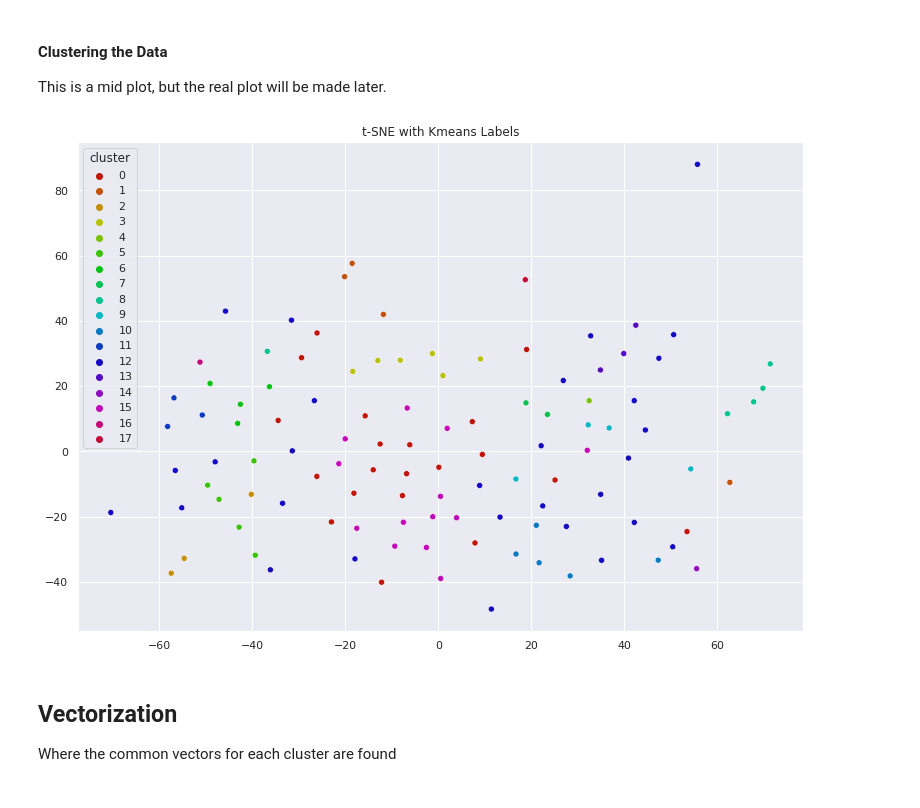
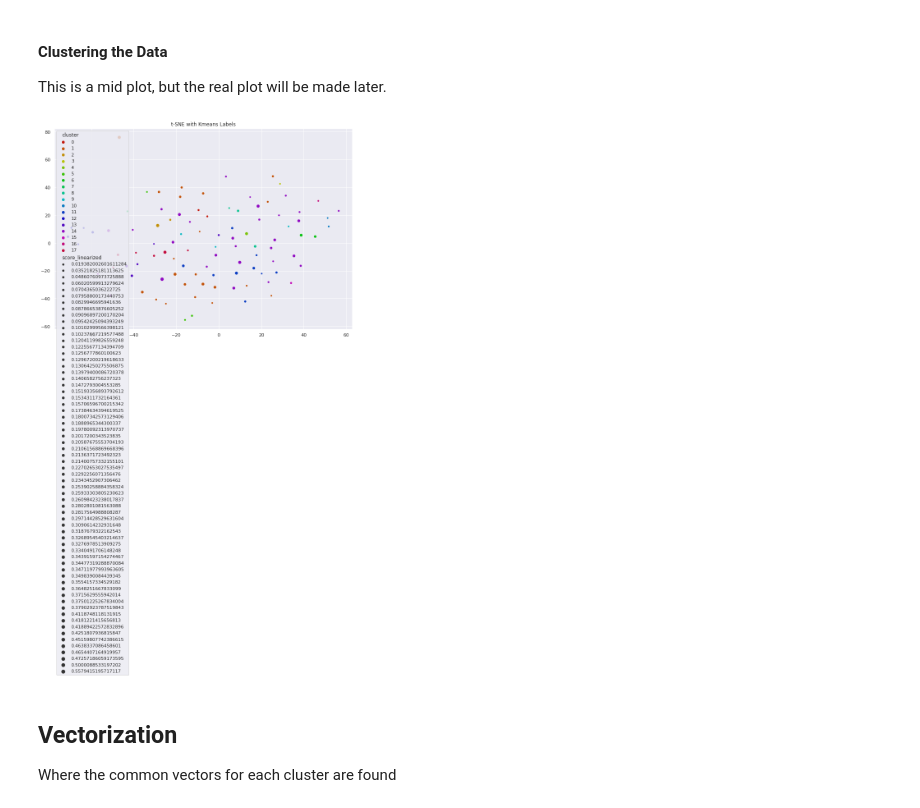
Before and after one commit to wkaisertexas/COVID-Paper-Clustering, a Jupyter notebook: covid-19-data-analysis.ipynb, the cells around one changed output. Saved outputs shown, nothing was run; the diff lists cells and outputs as text; code cells hidden in the pictures.

Commit message:
Kaggle Notebook | COVID 19 Data Analysis | Version 29

```diff
--- a/covid-19-data-analysis.ipynb
+++ b/covid-19-data-analysis.ipynb
@@ -615,20 +616,22 @@ This is a mid plot, but the real plot will be made later.
 # %%
 from matplotlib import pyplot as plt
 import seaborn as sns
 
 # sns settings
 sns.set(rc={'figure.figsize':(13,9)})
 
 # colors
 palette = sns.hls_palette(k, l=.4, s=.9)
 
+# Note: the size of each dot will be the log weighted impact divided by the score.
+
 # plot
-sns.scatterplot(X_embedded[:,0], X_embedded[:,1], hue=data['cluster'], legend='full', palette=palette)
+sns.scatterplot(X_embedded[:,0], X_embedded[:,1], hue=data['cluster'], legend='full', size=data['score_linearized'] / 5,palette=palette)
 plt.title('t-SNE with Kmeans Labels')
 plt.savefig("improved_cluster_tsne.png")
 plt.show()
 # %% [output]
-[figure, old version]
+[figure, new version]
 # %% [markdown]
 ## Vectorization
 Where the common vectors for each cluster are found
```
Also changed, not shown: parts of 24 cells of this notebook.
